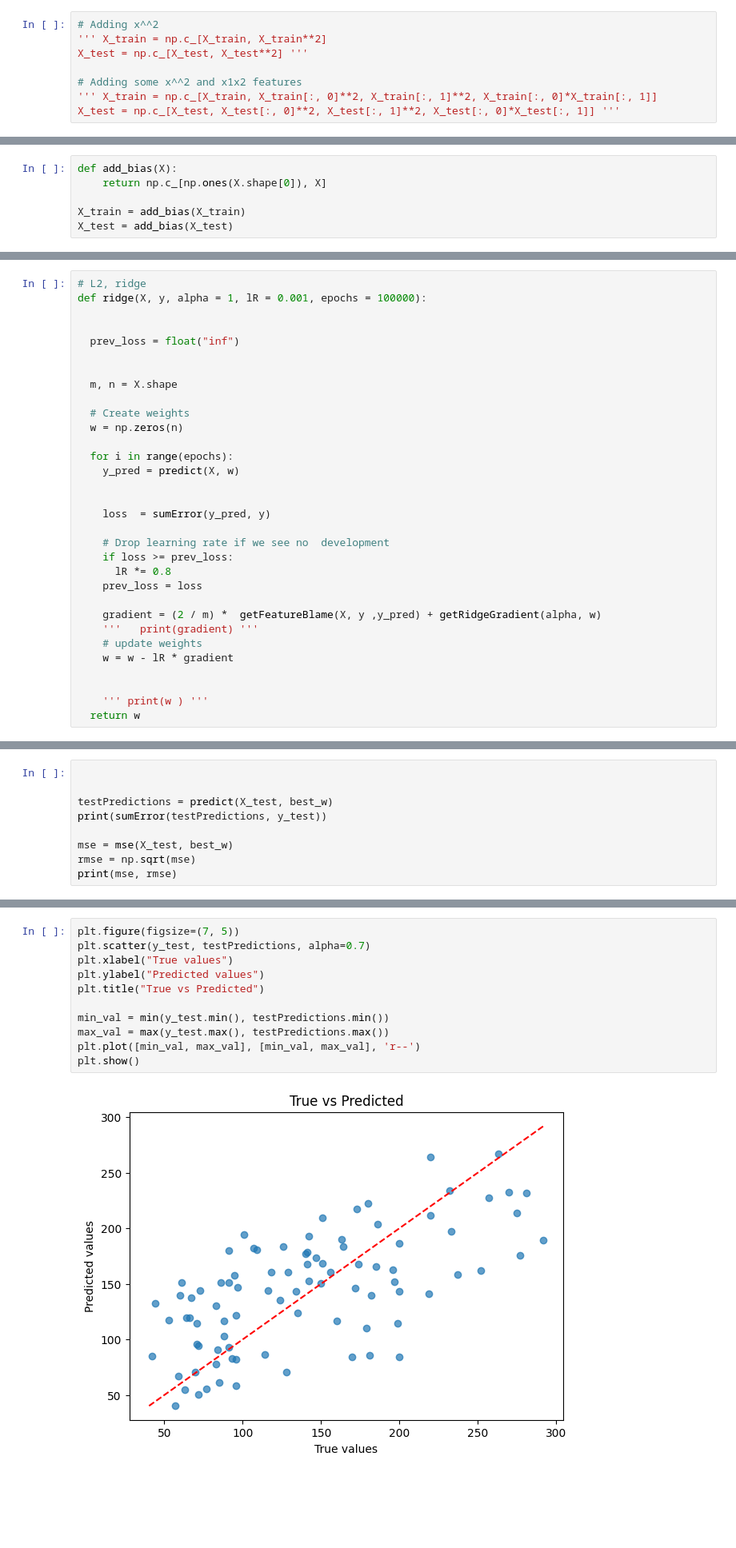
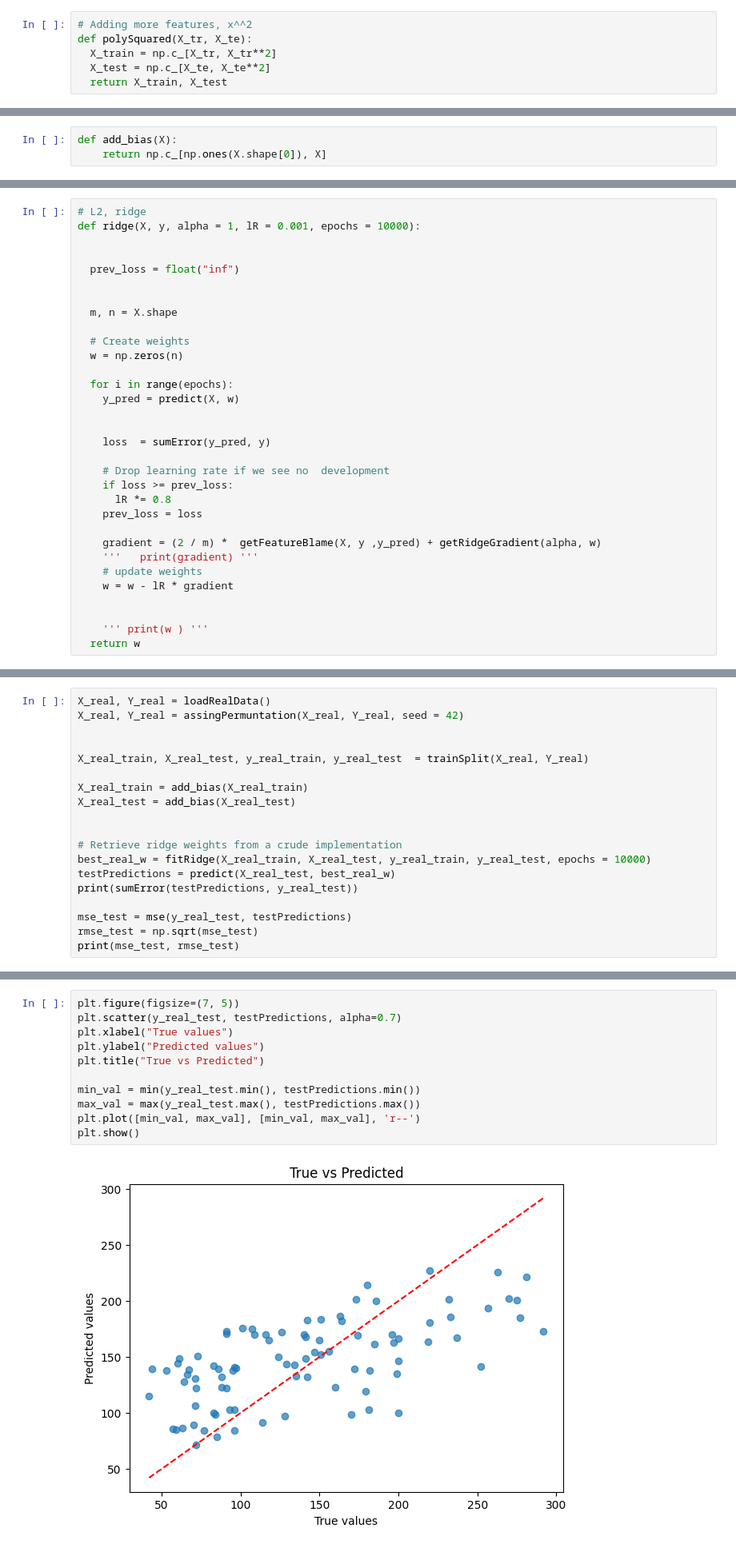
Before and after one commit to Valementajat/ML_Stability_Regularization, a Jupyter notebook: regularizationStability.ipynb, the cells around one changed output, grey strips where cells are left out. Shown at 80% size. Cells and saved outputs as stored; diff of their text form; blank space fills up the shorter version.

Commit message:
Some cleanup and added synthetic data

```diff
--- a/regularizationStability.ipynb
+++ b/regularizationStability.ipynb
@@ -78,10 +91,8 @@ X_test.shape, y_test.shape
 # %% [markdown]
 The trouble I ran into was the dataset not being expressive enough, so I'm creating polynomial features
 # %%
-# Adding x^^2
-''' X_train = np.c_[X_train, X_train**2]
-X_test = np.c_[X_test, X_test**2] '''
-
-# Adding some x^^2 and x1x2 features
-''' X_train = np.c_[X_train, X_train[:, 0]**2, X_train[:, 1]**2, X_train[:, 0]*X_train[:, 1]]
-X_test = np.c_[X_test, X_test[:, 0]**2, X_test[:, 1]**2, X_test[:, 0]*X_test[:, 1]] '''
+# Adding more features, x^^2
+def polySquared(X_tr, X_te):
+  X_train = np.c_[X_tr, X_tr**2]
+  X_test = np.c_[X_te, X_te**2]
+  return X_train, X_test
@@ -98,9 +101,6 @@ Add a bias (intercept) to the datapoints so the weights are not being updated th
 # %%
 def add_bias(X):
     return np.c_[np.ones(X.shape[0]), X]
-
-X_train = add_bias(X_train)
-X_test = add_bias(X_test)
 # %% [markdown]
 # helper functions
 # %% [markdown]
@@ -179,7 +179,7 @@ def getRidgeGradient(alpha, w):
 # Ridge model
 # %%
 # L2, ridge
-def ridge(X, y, alpha = 1, lR = 0.001, epochs = 100000):
+def ridge(X, y, alpha = 1, lR = 0.001, epochs = 10000):
 
 
   prev_loss = float("inf")
@@ -253,10 +248,20 @@ alpha: 1e-06 lr: 0.01 mse: 2579.1556574571355
 # %%
+X_real, Y_real = loadRealData()
+X_real, Y_real = assingPermuntation(X_real, Y_real, seed = 42)
 
 
-testPredictions = predict(X_test, best_w)
-print(sumError(testPredictions, y_test))
+X_real_train, X_real_test, y_real_train, y_real_test  = trainSplit(X_real, Y_real)
 
-mse = mse(X_test, best_w)
-rmse = np.sqrt(mse)
-print(mse, rmse)
+X_real_train = add_bias(X_real_train)
+X_real_test = add_bias(X_real_test)
+
+
+# Retrieve ridge weights from a crude implementation
+best_real_w = fitRidge(X_real_train, X_real_test, y_real_train, y_real_test, epochs = 10000)
+testPredictions = predict(X_real_test, best_real_w)
+print(sumError(testPredictions, y_real_test))
+
+mse_test = mse(y_real_test, testPredictions)
+rmse_test = np.sqrt(mse_test)
+print(mse_test, rmse_test)
 # %% [output]
@@ -304,13 +311,13 @@ plt.show()
 # %%
 plt.figure(figsize=(7, 5))
-plt.scatter(y_test, testPredictions, alpha=0.7)
+plt.scatter(y_real_test, testPredictions, alpha=0.7)
 plt.xlabel("True values")
 plt.ylabel("Predicted values")
 plt.title("True vs Predicted")
 
-min_val = min(y_test.min(), testPredictions.min())
-max_val = max(y_test.max(), testPredictions.max())
+min_val = min(y_real_test.min(), testPredictions.min())
+max_val = max(y_real_test.max(), testPredictions.max())
 plt.plot([min_val, max_val], [min_val, max_val], 'r--')
 plt.show()
 # %% [output]
-[figure, old version]
+[figure, new version]
```
Also changed, not shown: parts of 32 cells of this notebook.
